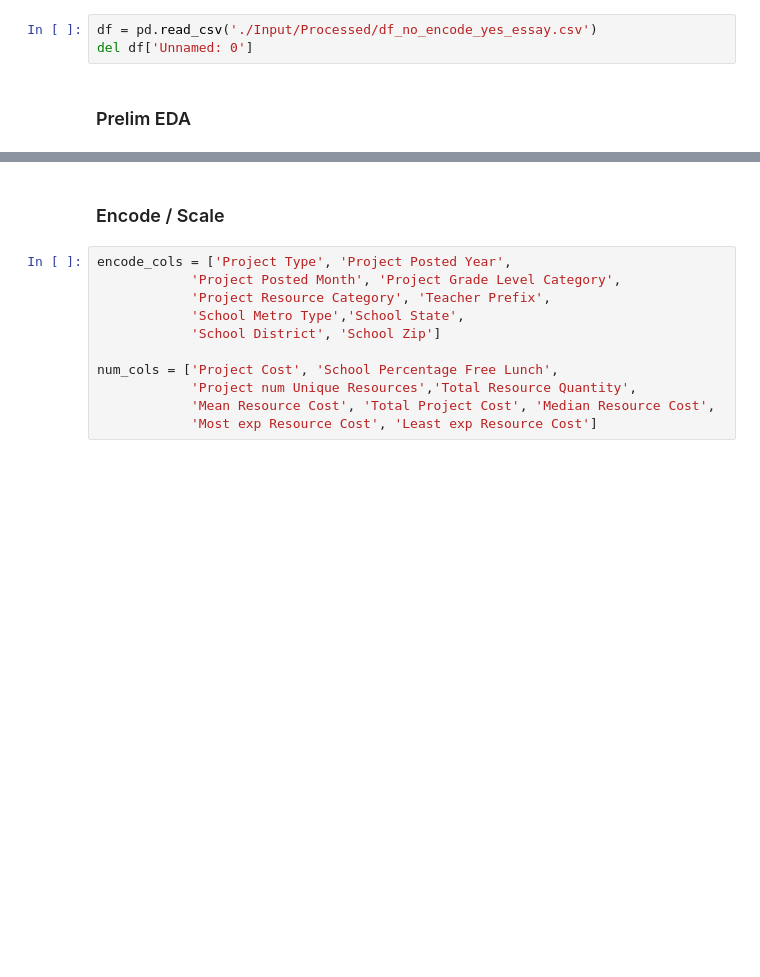
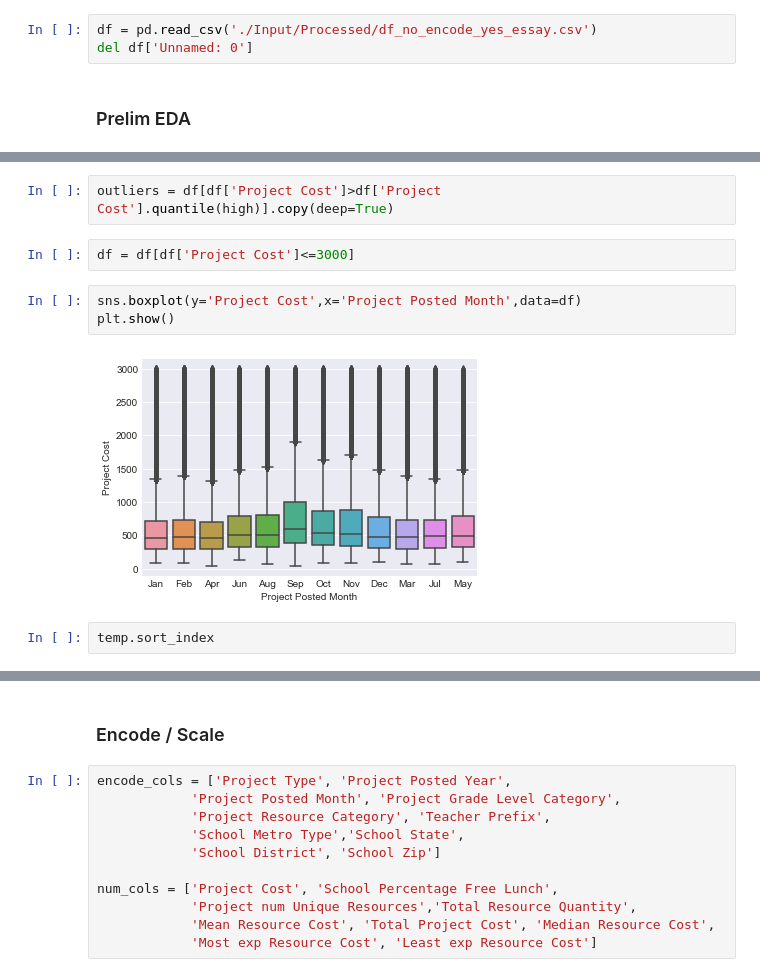
Before and after one commit to Mikhail-Naumov/Donors_Choose, a Jupyter notebook: Donor_Eda.ipynb, the cells around one changed output, grey strips where cells are left out. Drawn from its saved outputs; the diff is of its cells as text; blank space fills up the shorter version.

```diff
--- a/Donor_Eda.ipynb
+++ b/Donor_Eda.ipynb
@@ -139,0 +73,11 @@ Name: School Metro Type, dtype: int64
+# %%
+outliers = df[df['Project Cost']>df['Project Cost'].quantile(high)].copy(deep=True)
+# %%
+df = df[df['Project Cost']<=3000]
+# %%
+sns.boxplot(y='Project Cost',x='Project Posted Month',data=df)
+plt.show()
+# %% [output]
+[figure, added]
+# %%
+temp.sort_index
```
Also changed, not shown: parts of 18 cells of this notebook.
